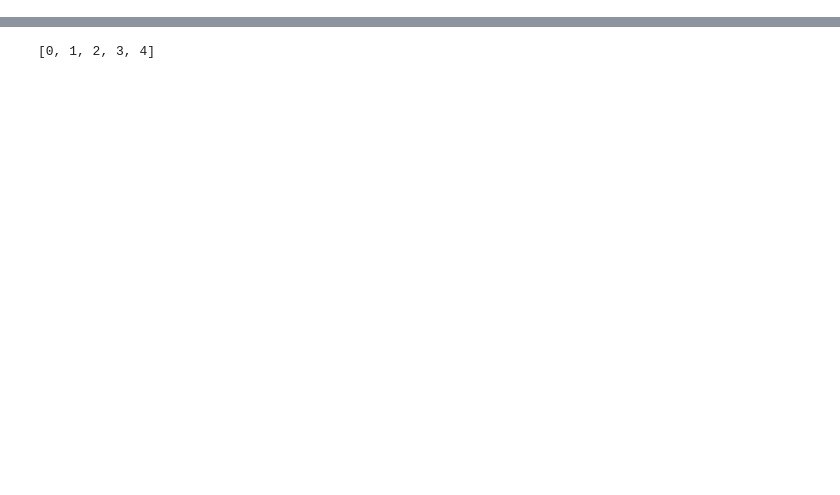
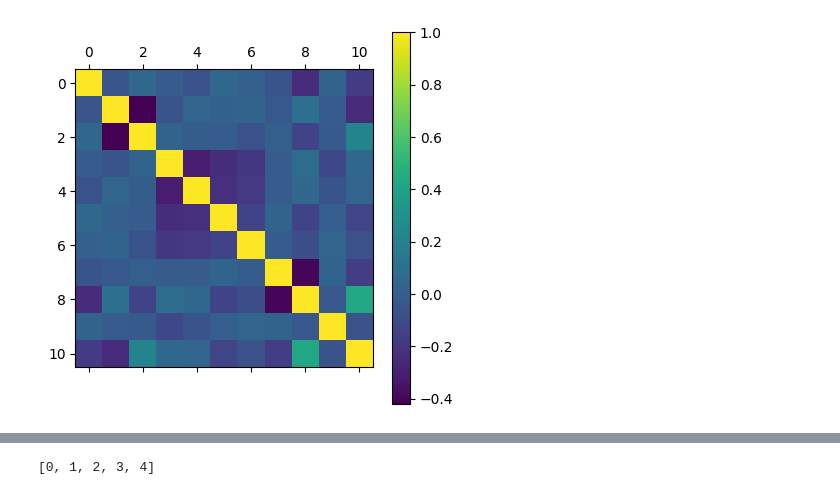
Before and after one commit to MatejVre/Generalized_Linear_Models, a Jupyter notebook: testing.ipynb, the cells around one changed output, grey strips where cells are left out. Cells and saved outputs as stored; diff of their text form; code cells hidden in the pictures; blank space fills up the shorter version.

```diff
--- a/testing.ipynb
+++ b/testing.ipynb
@@ -72,0 +79,30 @@ mult_reg.build(transformed_X, encoded_y)
+# %%
+n_rows = df.shape[0]
+indices = range(n_rows)
+all_betas = np.zeros((5, 12, 1))
+
+
+
+for i in range(1):
+    bootstrap_indices = random.choices(indices, k=n_rows)
+    bootstrap_dataset = df.loc[bootstrap_indices]
+
+    y = bootstrap_dataset["ShotType"]
+    X = bootstrap_dataset.drop(columns="ShotType")
+
+    transformer.fit(X)
+    transformed_X = transformer.transform(X)
+
+    encoder = LabelEncoder()
+    encoder.fit(y)
+
+    encoded_y = encoder.transform(y)
+
+    mult_reg = MultinomialLogReg()
+    mult_reg.build(transformed_X, encoded_y)
+
+    betas = mult_reg.betas.T
+
+    all_betas[:, :, i] = betas
+
+transformed_df = pd.DataFrame(transformed_X, columns=transformer.get_feature_names_out())
@@ -72,0 +134,6 @@ mult_reg.build(transformed_X, encoded_y)
+# %%
+cm = transformed_df.corr()
+plt.matshow(cm)
+plt.colorbar()
+cm
+# %% [output]
@@ -72,0 +152 @@ mult_reg.build(transformed_X, encoded_y)
+[figure, added]
```
Also changed, not shown: parts of 28 cells of this notebook, 1 other file.
